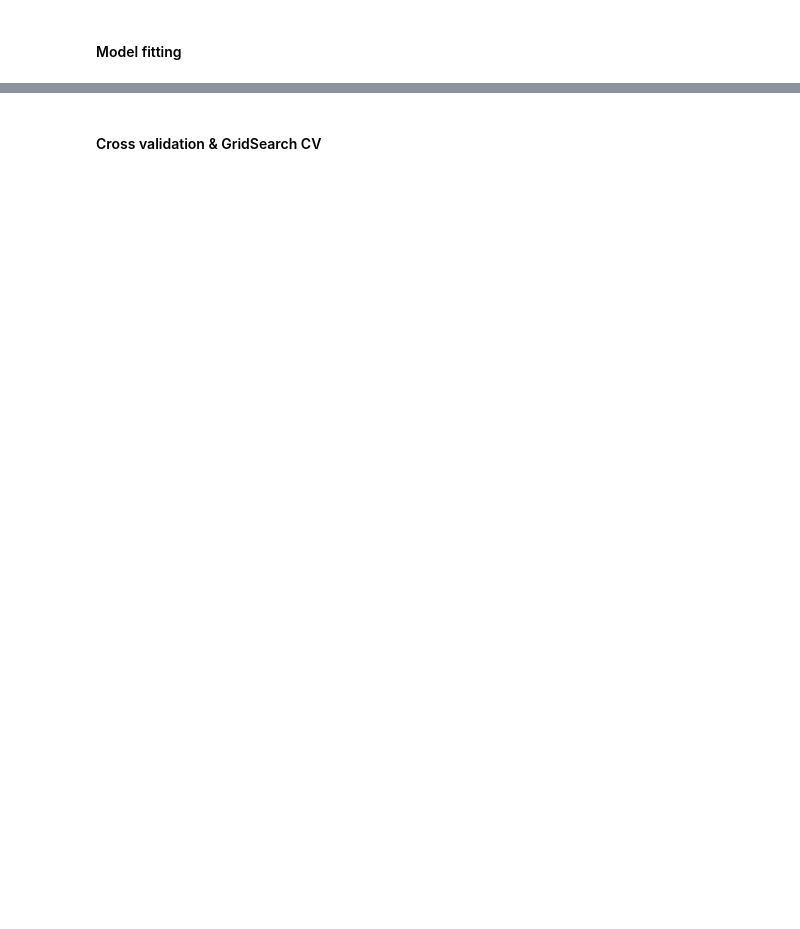
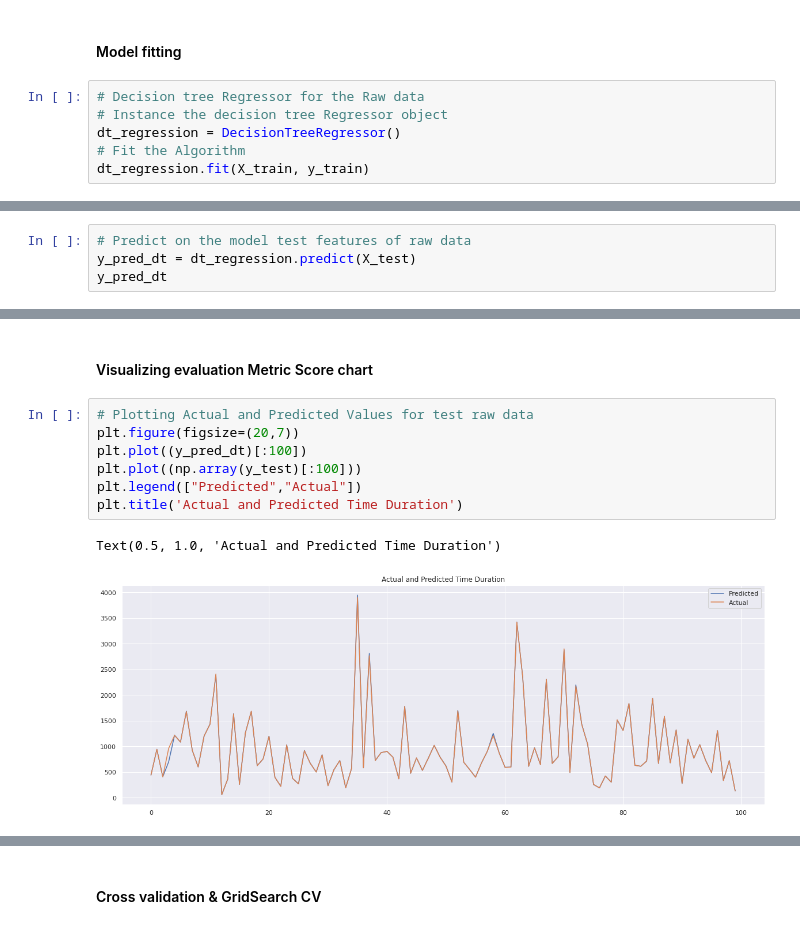
Before and after one commit to KrushnaChaure/NYC-Taxi-Trip-Time-Prediction, a Jupyter notebook: Krushna_Chaure_NYC_Taxi_Trip_Time_Prediction_Capstone_Project.ipynb, the cells around one changed output, grey strips where cells are left out. Saved outputs shown, nothing was run; the diff lists cells and outputs as text; blank space fills up the shorter version.

```diff
--- a/Krushna_Chaure_NYC_Taxi_Trip_Time_Prediction_Capstone_Project.ipynb
+++ b/Krushna_Chaure_NYC_Taxi_Trip_Time_Prediction_Capstone_Project.ipynb
@@ -1759,2 +1773,8 @@ Lasso regression is a regularization technique. It is used over regression metho
 # %% [markdown]
 #### Model fitting
+# %%
+# Decision tree Regressor for the Raw data
+# Instance the decision tree Regressor object
+dt_regression = DecisionTreeRegressor()
+# Fit the Algorithm
+dt_regression.fit(X_train, y_train)
@@ -1760,0 +1801,4 @@ Lasso regression is a regularization technique. It is used over regression metho
+# %%
+# Predict on the model test features of raw data
+y_pred_dt = dt_regression.predict(X_test)
+y_pred_dt
@@ -1760,0 +1854,12 @@ Lasso regression is a regularization technique. It is used over regression metho
+# %% [markdown]
+#### Visualizing evaluation Metric Score chart
+# %%
+# Plotting Actual and Predicted Values for test raw data
+plt.figure(figsize=(20,7))
+plt.plot((y_pred_dt)[:100])
+plt.plot((np.array(y_test)[:100]))
+plt.legend(["Predicted","Actual"])
+plt.title('Actual and Predicted Time Duration')
+# %% [output]
+Text(0.5, 1.0, 'Actual and Predicted Time Duration')
+[figure, added]
```
Also changed, not shown: parts of 173 cells of this notebook.
